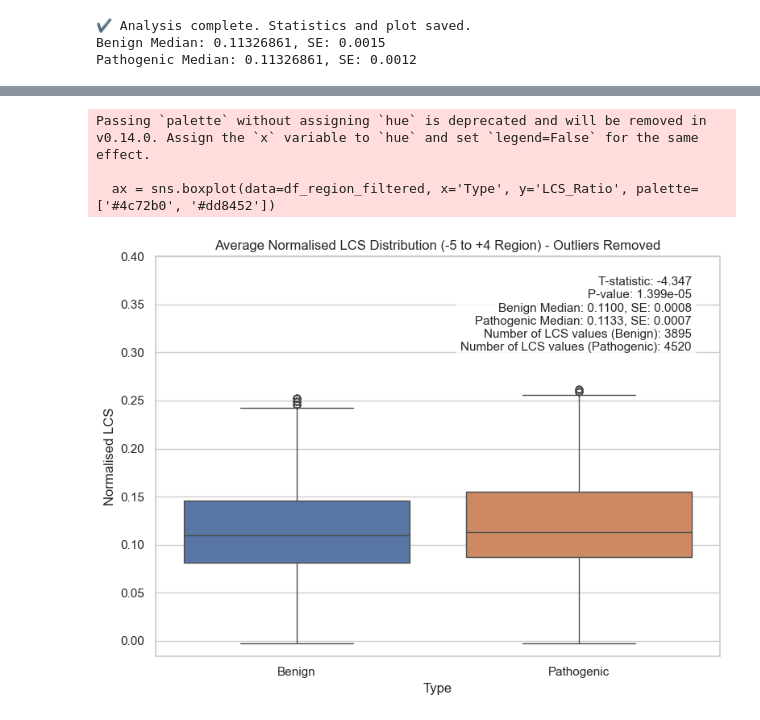
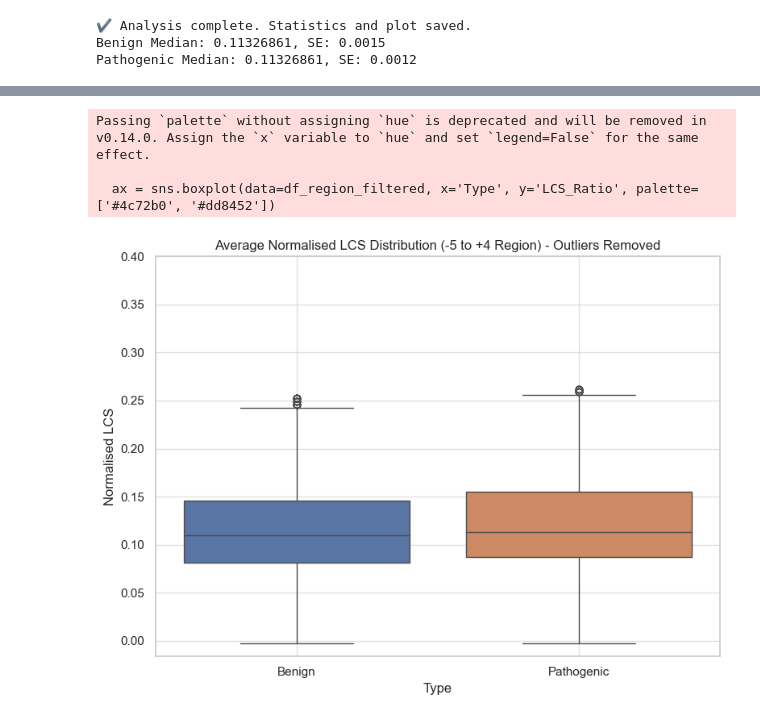
Before and after one commit to annabelrice30/Annabel-BSc-Project, a Jupyter notebook: Heatmaps/Heatmap Code.ipynb, the cells around one changed output, grey strips where cells are left out. Cells and saved outputs as stored; diff of their text form; code cells hidden in the pictures.

```diff
--- a/Heatmaps/Heatmap Code.ipynb
+++ b/Heatmaps/Heatmap Code.ipynb
@@ -280,45 +283,33 @@ benign_vals = df_region_filtered[df_region_filtered['Type'] == 'Benign']['LCS_Ra
 patho_vals = df_region_filtered[df_region_filtered['Type'] == 'Pathogenic']['LCS_Ratio']
 
 # Compute stats
 benign_std = benign_vals.std()
 patho_std = patho_vals.std()
 benign_median = benign_vals.median()
 patho_median = patho_vals.median()
 benign_se = benign_std / np.sqrt(len(benign_vals))
 patho_se = patho_std / np.sqrt(len(patho_vals))
 
 # Re-run t-test on filtered values
 t_stat, p_val = ttest_ind(benign_vals, patho_vals, nan_policy='omit')
 
-# Build annotation string
-textstr = (
-    f"T-statistic: {t_stat:.3f}\n"
-    f"P-value: {p_val:.3e}\n"
-    f"Benign Median: {benign_median:.4f}, SE: {benign_se:.4f}\n"
-    f"Pathogenic Median: {patho_median:.4f}, SE: {patho_se:.4f}\n"
-    f"Number of LCS values (Benign): {len(benign_vals)}\n"
-    f"Number of LCS values (Pathogenic): {len(patho_vals)}"
-)
-
 # Plot
 plt.figure(figsize=(8, 6))
 ax = sns.boxplot(data=df_region_filtered, x='Type', y='LCS_Ratio', palette=['#4c72b0', '#dd8452'])
 plt.ylabel("Normalised LCS")
 
-# Annotation box
-props = dict(boxstyle='round', facecolor='white', alpha=0.8)
-ax.text(0.95, 0.95, textstr, transform=ax.transAxes, fontsize=11,
-        verticalalignment='top', horizontalalignment='right', bbox=props)
 
 # Set Y-axis max to 0.4
 ax.set_ylim(top=0.4)
+
+ax.grid(True, linestyle='-', alpha=0.6)
 
 plt.title("Average Normalised LCS Distribution (-5 to +4 Region) - Outliers Removed")
 plt.tight_layout()
 plt.savefig(os.path.join(OUTPUT_DIR, "LCS_boxplot_region_no_outliers.png"), dpi=300)
 plt.show()
 # %% [output]
 Passing `palette` without assigning `hue` is deprecated and will be removed in v0.14.0. Assign the `x` variable to `hue` and set `legend=False` for the same effect.
 
   ax = sns.boxplot(data=df_region_filtered, x='Type', y='LCS_Ratio', palette=['#4c72b0', '#dd8452'])
-[figure, old version]
+[figure, new version]
```
Also changed, not shown: parts of 5 cells of this notebook, 2 other files.
